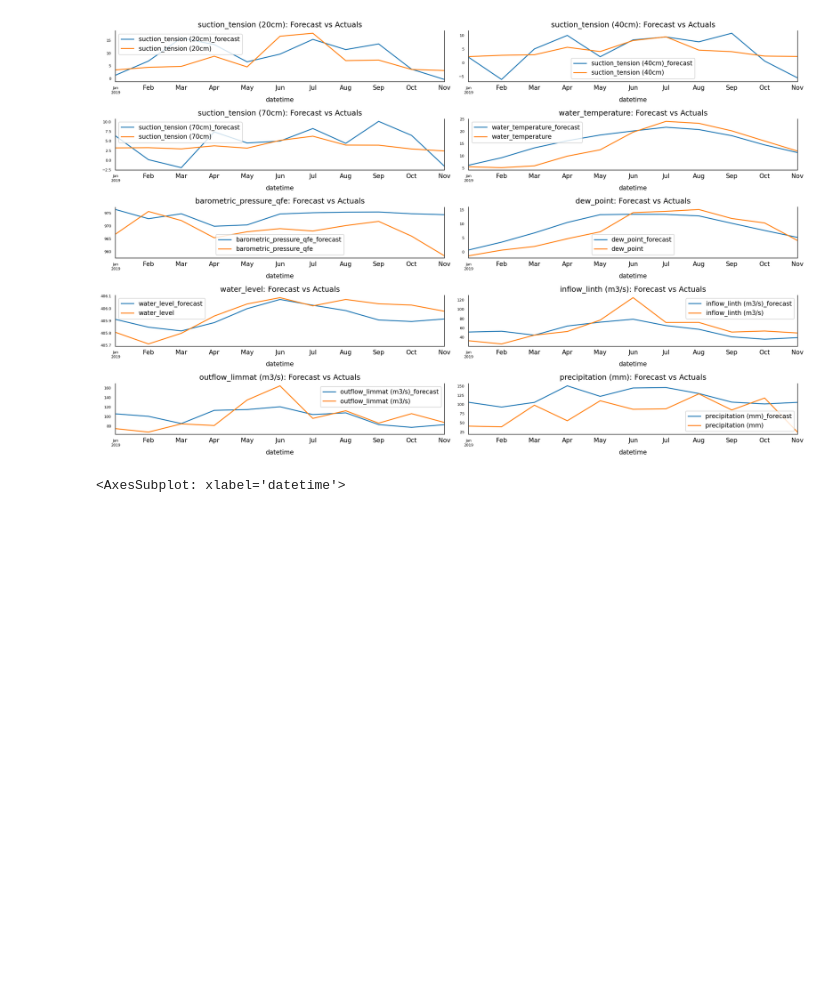
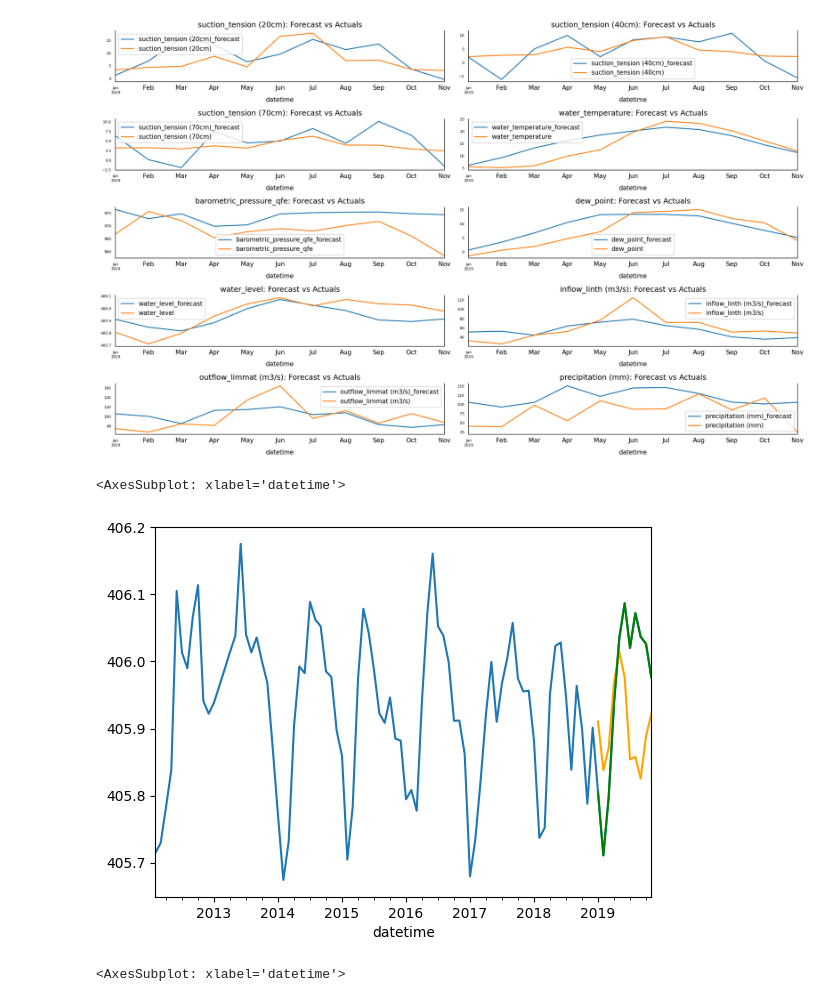
Before and after one commit to kaebry/DSF, a Jupyter notebook: Code/VAR_pure_monthly_set1.ipynb, the cells around one changed output. Drawn from its saved outputs; the diff is of its cells as text; code cells hidden in the pictures; blank space fills up the shorter version.

Commit message:
new inverse function

```diff
--- a/Code/VAR_pure_monthly_set1.ipynb
+++ b/Code/VAR_pure_monthly_set1.ipynb
@@ -417,3 +417,13 @@ def invert_transformation(dvar_train, dvar_forecast, first_diff=False):
     for col in columns:
         dvar_fc[str(col)+'_forecast'] = dvar_train[col].iloc[-1] + dvar_fc[str(col)+'_1d'].cumsum()
     return dvar_fc
+# %%
+# function for inverting the differenced data
+def invert_difference(dvar, dvar_forecast, first_diff=False):
+    dvar_fc = dvar_forecast.copy()
+    columns = dvar.columns
+    for col in columns:
+        dvar_fc[str(col)+'_forecast'] = dvar[col].iloc[-nobs-1] + dvar_fc[str(col)+'_1d']
+    return dvar_fc
+# %%
+dvar_inverted = invert_difference(dvar,dvar_forecast, first_diff=True)
@@ -449,6 +476,14 @@ for i, (col,ax) in enumerate(zip(dvar.columns, axes.flatten())):
 plt.tight_layout()
 # %% [output]
 [figure]
+# %%
+import matplotlib.pyplot as plt
+dvar["water_level"].plot()
+dvar_inverted["water_level_forecast"].plot(color="orange")
+dvar_test["water_level"].plot(color="green")
+# %% [output]
+<AxesSubplot: xlabel='datetime'>
+[figure, added]
 # %%
 import matplotlib.pyplot as plt
 dvar["water_level"].plot()
```
Also changed, not shown: parts of 1 cell of this notebook.
